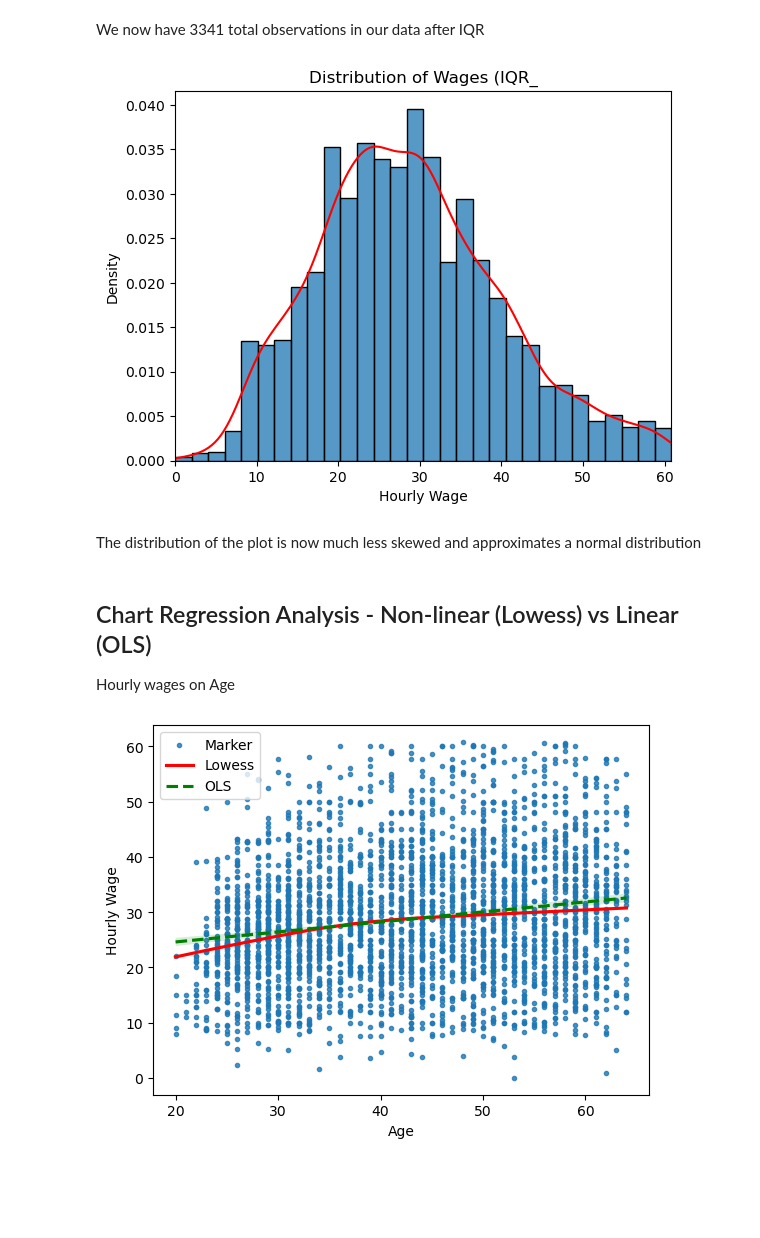
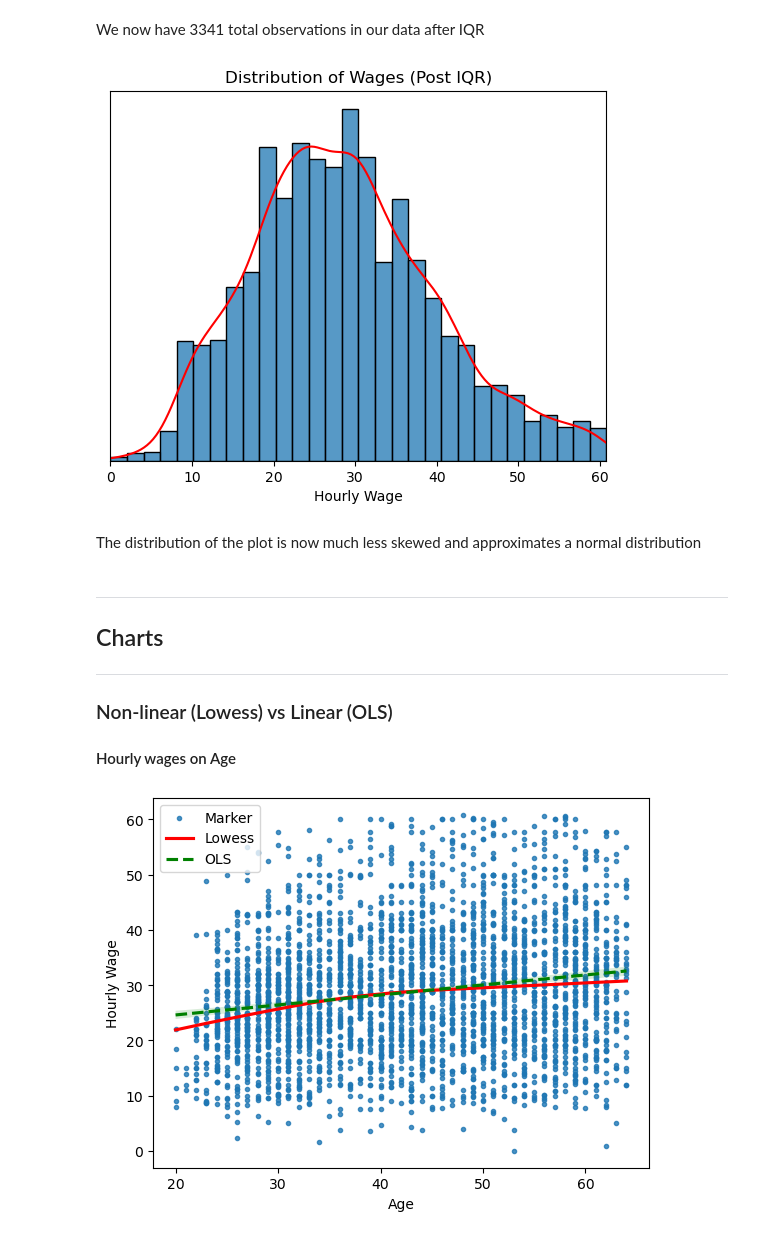
Before and after one commit to nxfern/DA3_Assignment_1, a Jupyter notebook: DA3_Assignment_1_NF.ipynb, the cells around one changed output. Saved outputs shown, nothing was run; the diff lists cells and outputs as text; code cells hidden in the pictures; blank space fills up the shorter version.

```diff
--- a/DA3_Assignment_1_NF.ipynb
+++ b/DA3_Assignment_1_NF.ipynb
@@ -92,6 +96,9 @@ Name: count, dtype: int64
 # According to dataset, 1=white, 2=black, and 4=asian. Creating dummy variables to account for black and asian
 rnurses['black'] = (rnurses['race'] == 2).astype(int)
 rnurses['asian'] = (rnurses['race'] == 4).astype(int)
+
+# Creating variable to account for hispanic using `ethnic` variable. 1 for all non-missing values, 0 for all missing values
+rnurses['hispanic'] = (rnurses['ethnic'] != 'Missing').astype(int)
 # %%
 # Checking sex column value counts
 rnurses['sex'].value_counts()
@@ -262,18 +272,22 @@ We now have 3341 total observations in our data after IQR
 # %%
 # Checking distribution of hourly wages on IQR df
 ax = sns.histplot(rnurses_iqr, x='hrwage', stat='density')
 sns.kdeplot(rnurses_iqr, x='hrwage', color="red")
 
+ax.yaxis.set_visible(False)
 plt.xlim(0, rnurses_iqr['hrwage'].max())
-plt.title('Distribution of Wages (IQR_')
+plt.title('Distribution of Wages (Post IQR)')
 plt.xlabel('Hourly Wage');
 # %% [output]
-[figure, old version]
+[figure, new version]
 # %% [markdown]
 The distribution of the plot is now much less skewed and approximates a normal distribution
 # %% [markdown]
-## Chart Regression Analysis - Non-linear (Lowess) vs Linear (OLS)
-Hourly wages on Age
+***
+## Charts
+***
+### Non-linear (Lowess) vs Linear (OLS)
+#### Hourly wages on Age
 # %%
 # Lowess
 sns.regplot(rnurses_iqr, x = 'age', y = 'hrwage', marker= '.', fit_reg= True, lowess= True, line_kws = {'color':'red'})
```
Also changed, not shown: parts of 34 cells of this notebook.
